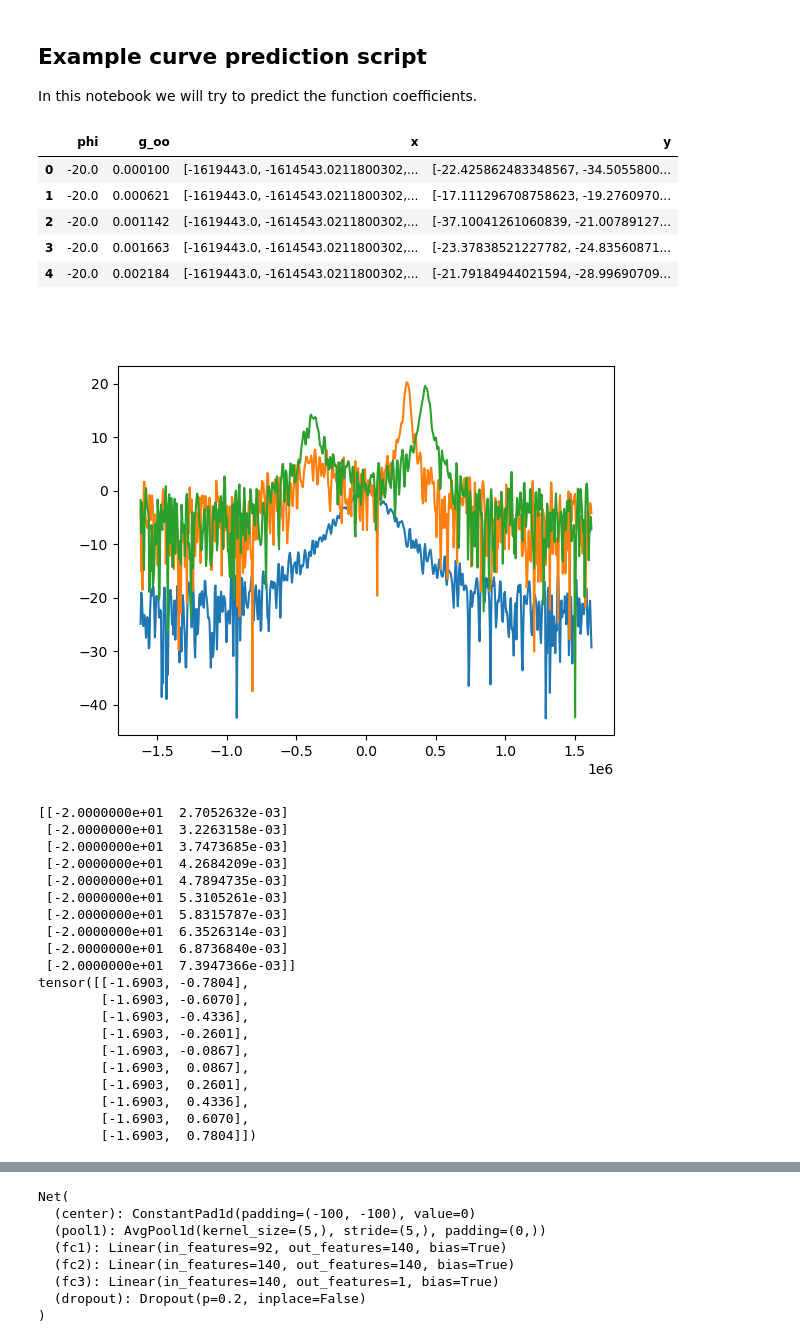
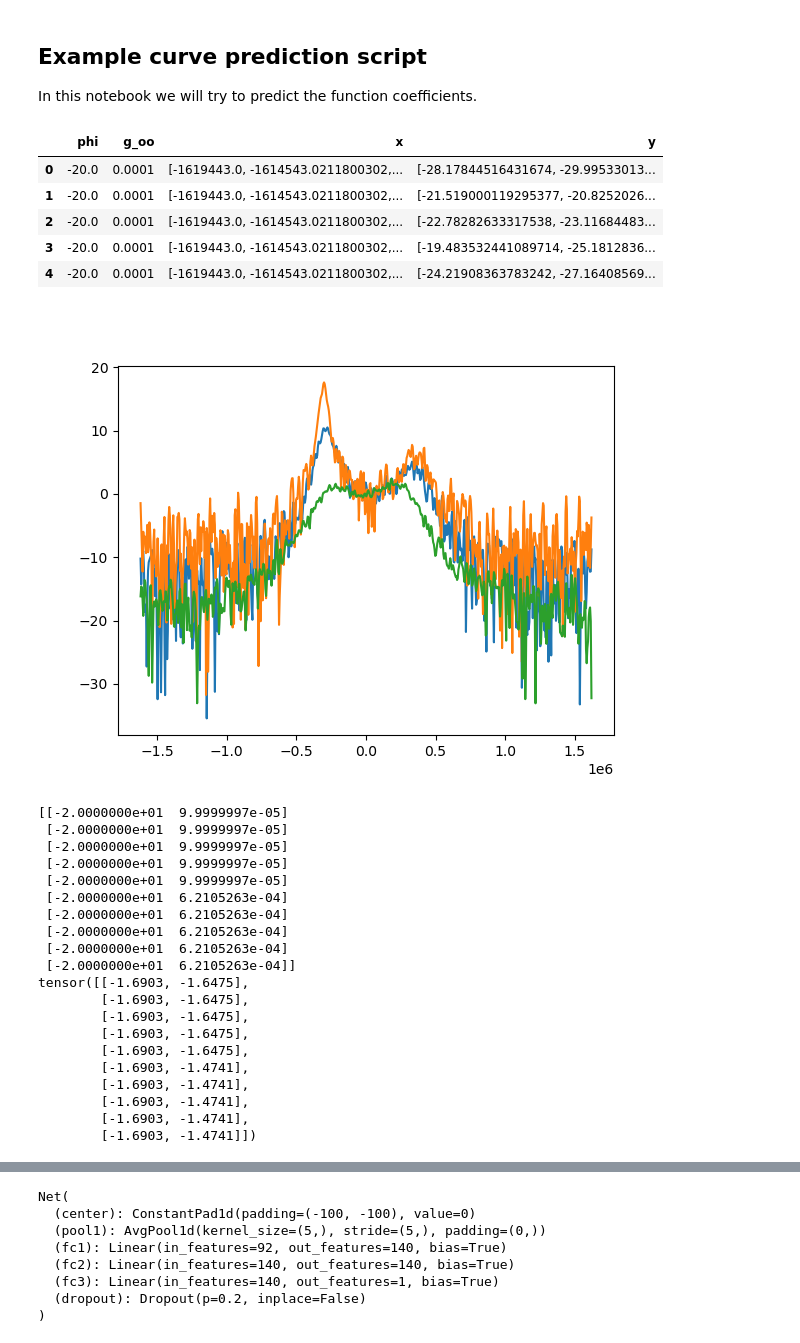
Before and after one commit to kiliakis/ML-LHC-closed-loop, a Jupyter notebook: pytorch-predictor-one-by-one.ipynb, the cells around one changed output, grey strips where cells are left out. Saved outputs shown, nothing was run; the diff lists cells and outputs as text; code cells hidden in the pictures.

```diff
--- a/pytorch-predictor-one-by-one.ipynb
+++ b/pytorch-predictor-one-by-one.ipynb
@@ -53,15 +53,15 @@ def plot_loss(loss, val_loss, epoch=(-1, -1)):
     plt.close()
 # %%
 # Load the data
-df = pd.read_pickle('./data/transfer-functions-82000.pkl')
+df = pd.read_pickle('./data/transfer-functions.pkl')
 df.head()
 # %% [output]
 |  | phi | g_oo | x | y |
-| 0 | -20.0 | 0.000100 | [-1619443.0, -1614543.0211800302,... | [-22.425862483348567, -34.5055800... |
-| 1 | -20.0 | 0.000621 | [-1619443.0, -1614543.0211800302,... | [-17.111296708758623, -19.2760970... |
-| 2 | -20.0 | 0.001142 | [-1619443.0, -1614543.0211800302,... | [-37.10041261060839, -21.00789127... |
-| 3 | -20.0 | 0.001663 | [-1619443.0, -1614543.0211800302,... | [-23.37838521227782, -24.83560871... |
-| 4 | -20.0 | 0.002184 | [-1619443.0, -1614543.0211800302,... | [-21.79184944021594, -28.99690709... |
+| 0 | -20.0 | 0.0001 | [-1619443.0, -1614543.0211800302,... | [-28.17844516431674, -29.99533013... |
+| 1 | -20.0 | 0.0001 | [-1619443.0, -1614543.0211800302,... | [-21.519000119295377, -20.8252026... |
+| 2 | -20.0 | 0.0001 | [-1619443.0, -1614543.0211800302,... | [-22.78282633317538, -23.11684483... |
+| 3 | -20.0 | 0.0001 | [-1619443.0, -1614543.0211800302,... | [-19.483532441089714, -25.1812836... |
+| 4 | -20.0 | 0.0001 | [-1619443.0, -1614543.0211800302,... | [-24.21908363783242, -27.16408569... |
 # %%
 # Visualize the data
 for index, row in df.sample(n=3).iterrows():
@@ -70,7 +70,7 @@ for index, row in df.sample(n=3).iterrows():
     plt.plot(x, y)
 plt.show()
 # %% [output]
-[figure, old version]
+[figure, new version]
 # %%
 # Extract the target variables
 param_a = df.pop('phi')
@@ -94,26 +94,26 @@ print(target[5:15])
 scaled_target = torch.tensor(scaled_target)
 print(scaled_target[5:15])
 # %% [output]
-[[-2.0000000e+01  2.7052632e-03]
- [-2.0000000e+01  3.2263158e-03]
- [-2.0000000e+01  3.7473685e-03]
- [-2.0000000e+01  4.2684209e-03]
- [-2.0000000e+01  4.7894735e-03]
- [-2.0000000e+01  5.3105261e-03]
- [-2.0000000e+01  5.8315787e-03]
- [-2.0000000e+01  6.3526314e-03]
- [-2.0000000e+01  6.8736840e-03]
- [-2.0000000e+01  7.3947366e-03]]
-tensor([[-1.6903, -0.7804],
-        [-1.6903, -0.6070],
-        [-1.6903, -0.4336],
-        [-1.6903, -0.2601],
-        [-1.6903, -0.0867],
-        [-1.6903,  0.0867],
-        [-1.6903,  0.2601],
-        [-1.6903,  0.4336],
-        [-1.6903,  0.6070],
-        [-1.6903,  0.7804]])
+[[-2.0000000e+01  9.9999997e-05]
+ [-2.0000000e+01  9.9999997e-05]
+ [-2.0000000e+01  9.9999997e-05]
+ [-2.0000000e+01  9.9999997e-05]
+ [-2.0000000e+01  9.9999997e-05]
+ [-2.0000000e+01  6.2105263e-04]
+ [-2.0000000e+01  6.2105263e-04]
+ [-2.0000000e+01  6.2105263e-04]
+ [-2.0000000e+01  6.2105263e-04]
+ [-2.0000000e+01  6.2105263e-04]]
+tensor([[-1.6903, -1.6475],
+        [-1.6903, -1.6475],
+        [-1.6903, -1.6475],
+        [-1.6903, -1.6475],
+        [-1.6903, -1.6475],
+        [-1.6903, -1.4741],
+        [-1.6903, -1.4741],
+        [-1.6903, -1.4741],
+        [-1.6903, -1.4741],
+        [-1.6903, -1.4741]])
 # %%
 # Only the input points have been left
 df.head()
```
Also changed, not shown: parts of 6 cells of this notebook, 1 other file.
